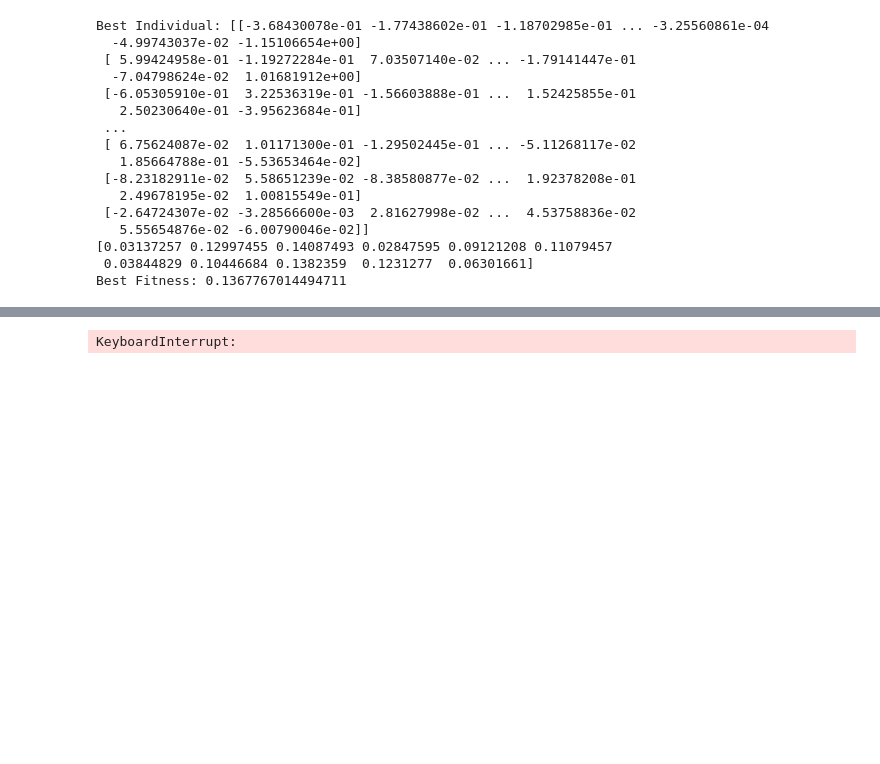
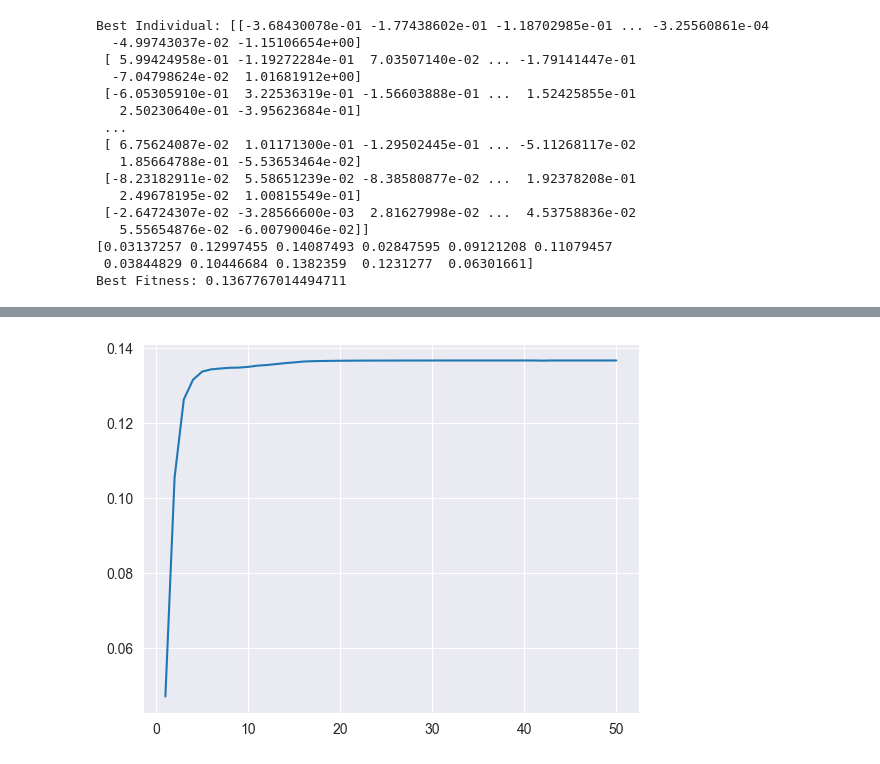
Before and after one commit to R2bEEaton/sonic-subterfuge, a Jupyter notebook: code/GeneticAlgo.ipynb, the cells around one changed output, grey strips where cells are left out. Drawn from its saved outputs; the diff is of its cells as text; code cells hidden in the pictures; blank space fills up the shorter version.

```diff
--- a/code/GeneticAlgo.ipynb
+++ b/code/GeneticAlgo.ipynb
@@ -149,3 +152,6 @@ display(Audio(data=modi, rate=sr))
 # %%
+import matplotlib.pyplot as plt
+plt.plot([x['gen'] for x in logbook[1:]], [x['avg'] for x in logbook[1:]])
+plt.show()
 # %% [output]
-KeyboardInterrupt:
+[figure, added]
```
Also changed, not shown: parts of 1 cell of this notebook, 4 other files.
